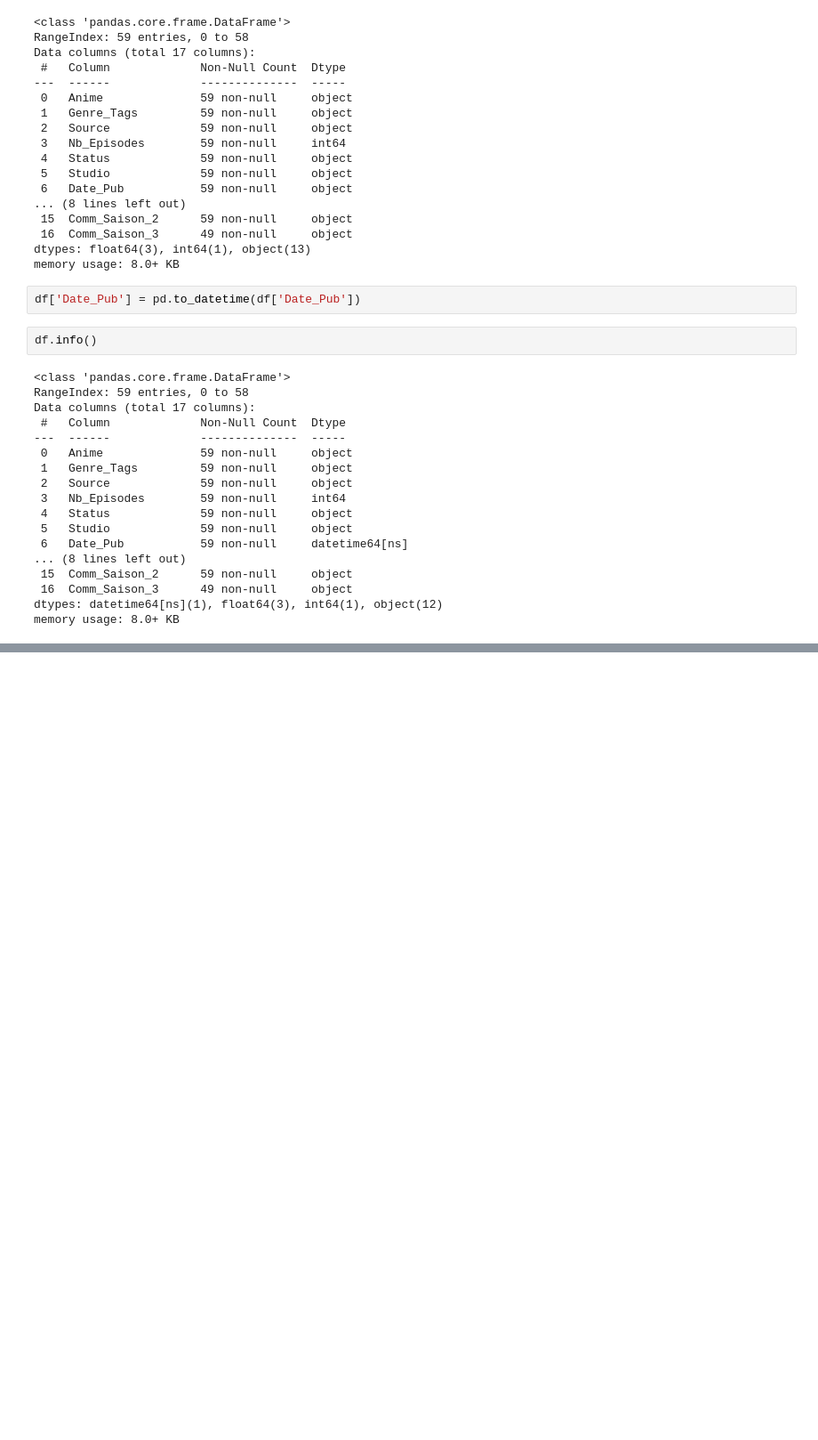
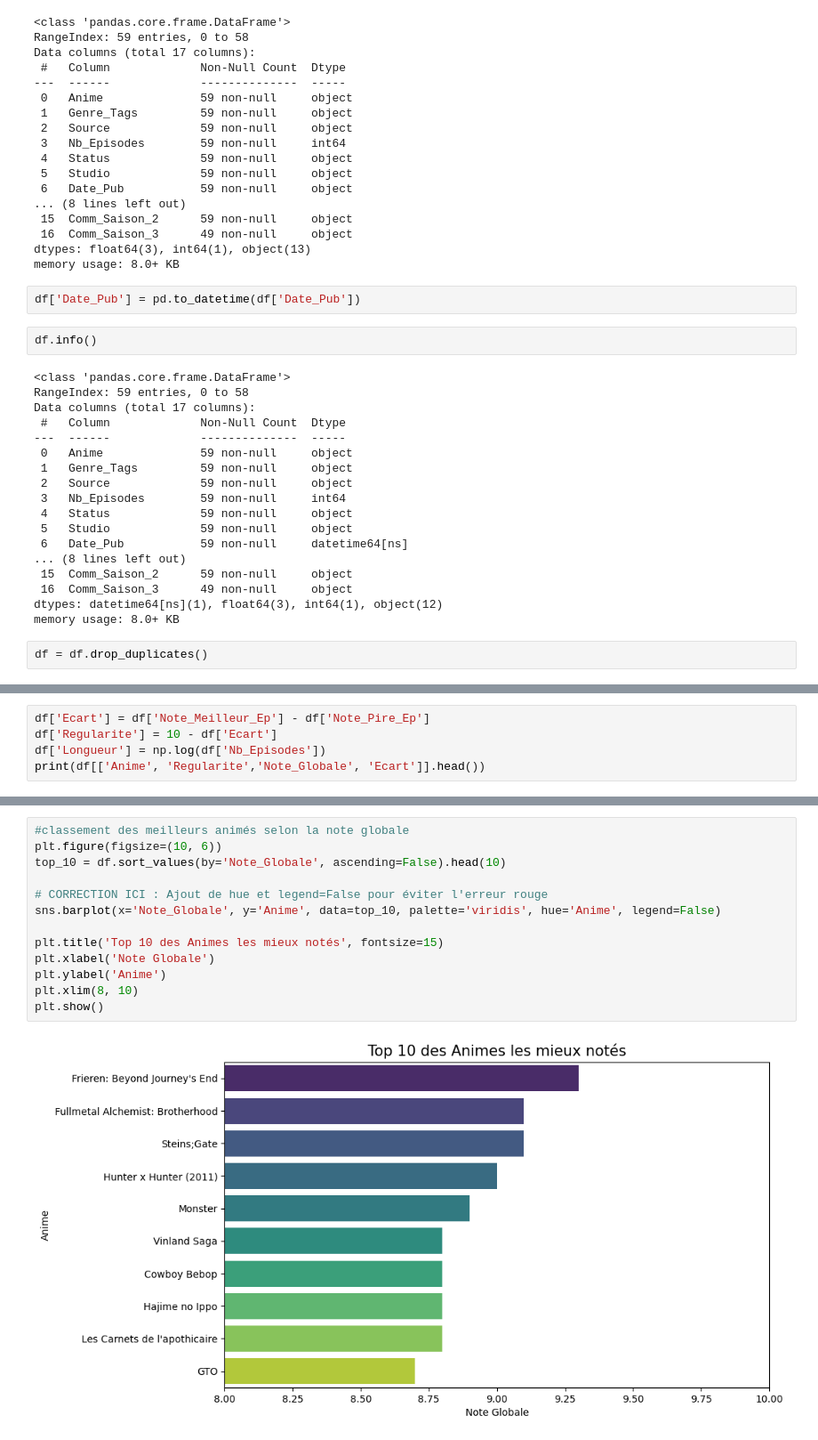
Before and after one commit to Louisnrry/Projet_Data_Anime, a Jupyter notebook: notebook.ipynb, the cells around one changed output, grey strips where cells are left out. Shown at 89% size. Cells and saved outputs as stored; diff of their text form; blank space fills up the shorter version.

Commit message:
test ajouté au notebook au propre

```diff
--- a/notebook.ipynb
+++ b/notebook.ipynb
@@ -53,3 +53,5 @@ Data columns (total 17 columns):
  16  Comm_Saison_3      49 non-null     object
 dtypes: datetime64[ns](1), float64(3), int64(1), object(12)
 memory usage: 8.0+ KB
+# %%
+df = df.drop_duplicates()
@@ -55,0 +64,5 @@ memory usage: 8.0+ KB
+# %%
+df['Ecart'] = df['Note_Meilleur_Ep'] - df['Note_Pire_Ep']
+df['Regularite'] = 10 - df['Ecart']
+df['Longueur'] = np.log(df['Nb_Episodes'])
+print(df[['Anime', 'Regularite','Note_Globale', 'Ecart']].head())
@@ -55,0 +86,15 @@ memory usage: 8.0+ KB
+# %%
+#classement des meilleurs animés selon la note globale
+plt.figure(figsize=(10, 6))
+top_10 = df.sort_values(by='Note_Globale', ascending=False).head(10)
+
+# CORRECTION ICI : Ajout de hue et legend=False pour éviter l'erreur rouge
+sns.barplot(x='Note_Globale', y='Anime', data=top_10, palette='viridis', hue='Anime', legend=False)
+
+plt.title('Top 10 des Animes les mieux notés', fontsize=15)
+plt.xlabel('Note Globale')
+plt.ylabel('Anime')
+plt.xlim(8, 10)
+plt.show()
+# %% [output]
+[figure, added]
```
Also changed, not shown: parts of 6 cells of this notebook.
